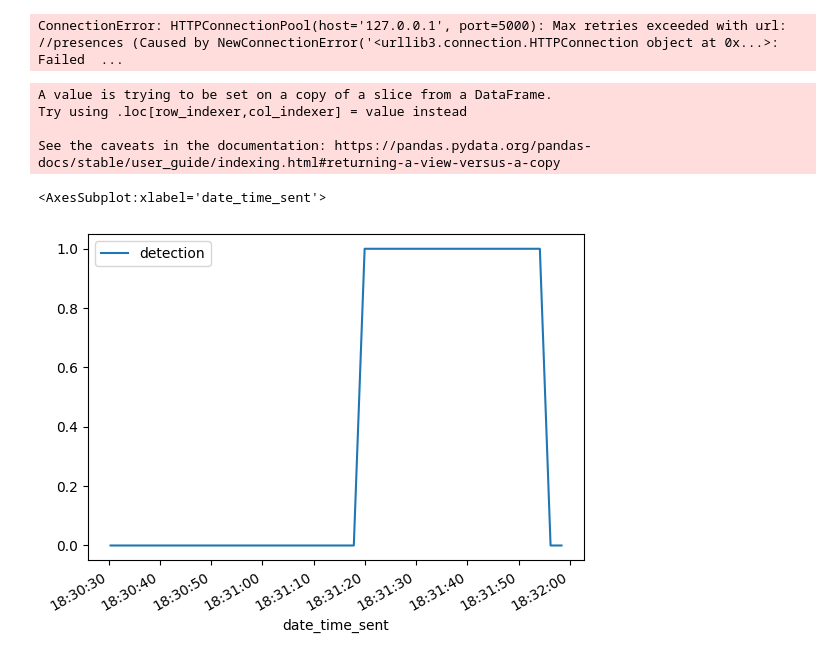
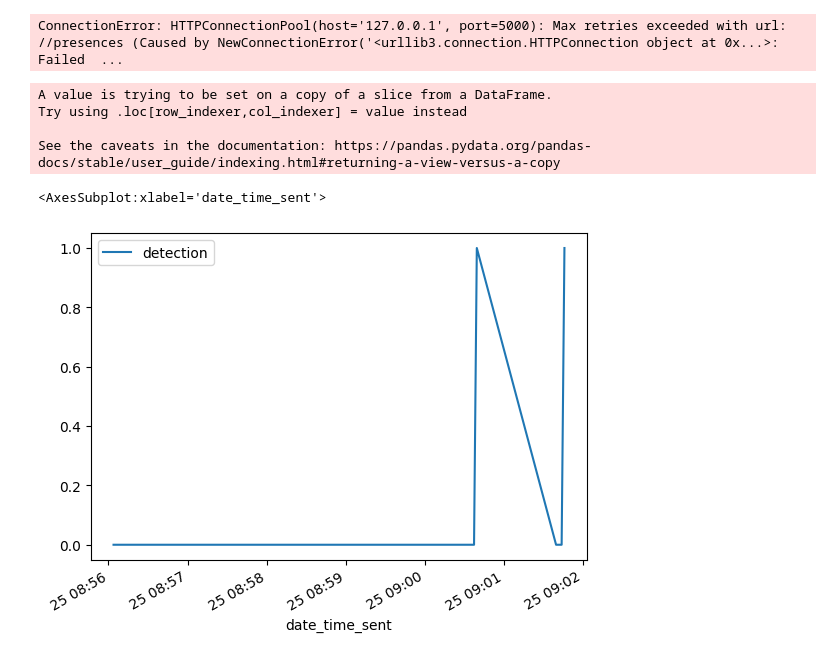
Before and after one commit to DanScherr/creative-personal-projects, a Jupyter notebook: arduino/1-python-arduino/2-collect-data/main.ipynb, the cells around one changed output. Cells and saved outputs as stored; diff of their text form; code cells hidden in the pictures.

```diff
--- a/arduino/1-python-arduino/2-collect-data/main.ipynb
+++ b/arduino/1-python-arduino/2-collect-data/main.ipynb
@@ -115,30 +113,30 @@ post = requests.request('POST', URL + '/presence', json=body_presence)
 # %%
 import pandas as pd
 import matplotlib
 
 URL = 'http://127.0.0.1:5000/'
 
 body = {
-    'minute_min': 30,
-    'minute_max': 31
+    'day_min': 25,
+    'day_max': 25
 }
 
 get = requests.request('GET', URL + '/presences', params=body)
 response_json = get.json()
 
 
 
 df = pd.DataFrame.from_dict(response_json)
 
 df_filter = df[['date_time_sent', 'detection']]
 
 df_filter['date_time_sent'] = pd.to_datetime(df_filter['date_time_sent'])
 #df_filter
 df_filter.plot(x='date_time_sent', y='detection', kind='line')
 # %% [output]
 A value is trying to be set on a copy of a slice from a DataFrame.
 Try using .loc[row_indexer,col_indexer] = value instead
 
 See the caveats in the documentation: https://pandas.pydata.org/pandas-docs/stable/user_guide/indexing.html#returning-a-view-versus-a-copy
 <AxesSubplot:xlabel='date_time_sent'>
-[figure, old version]
+[figure, new version]
```
Also changed, not shown: parts of 3 cells of this notebook, 38 other files.
